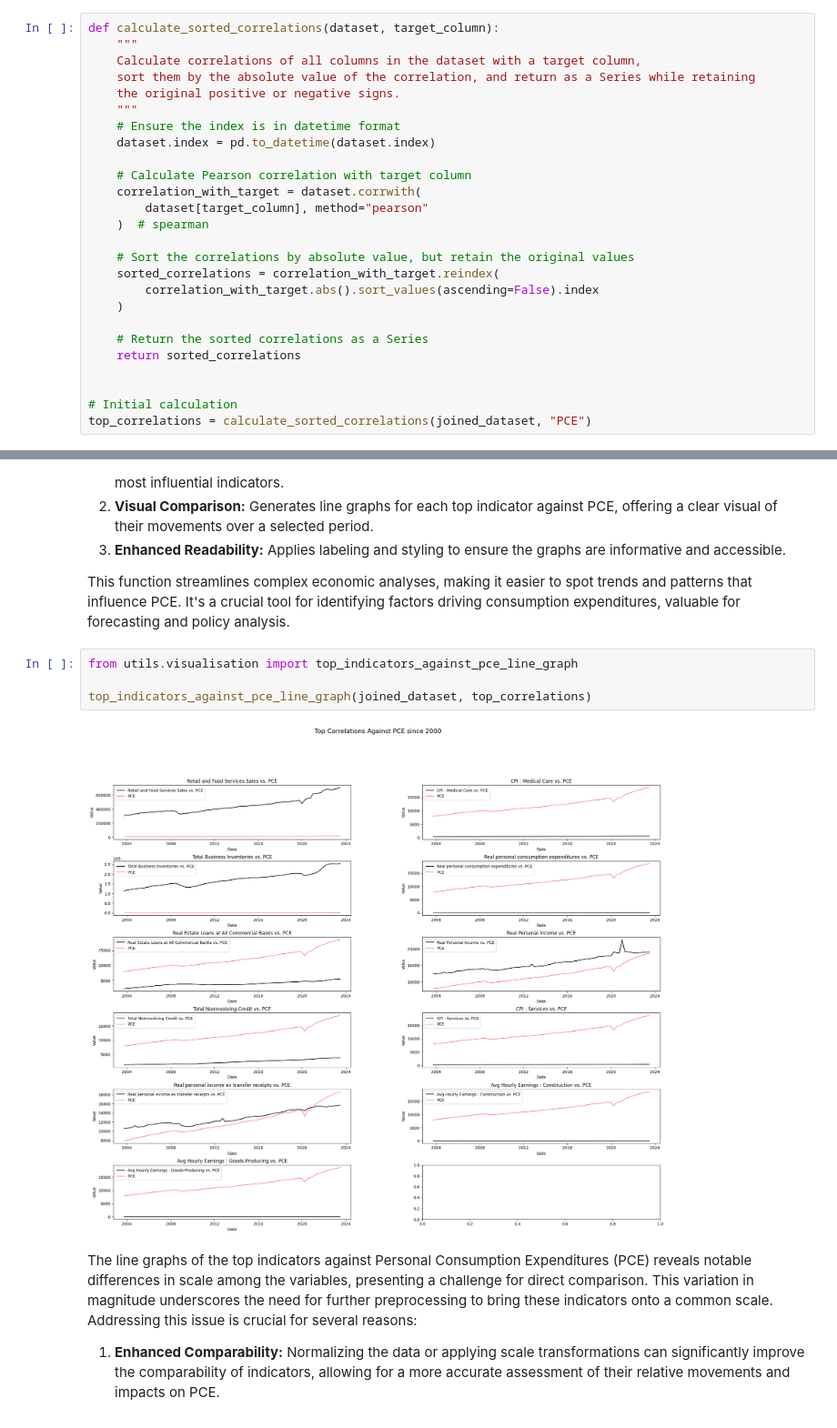
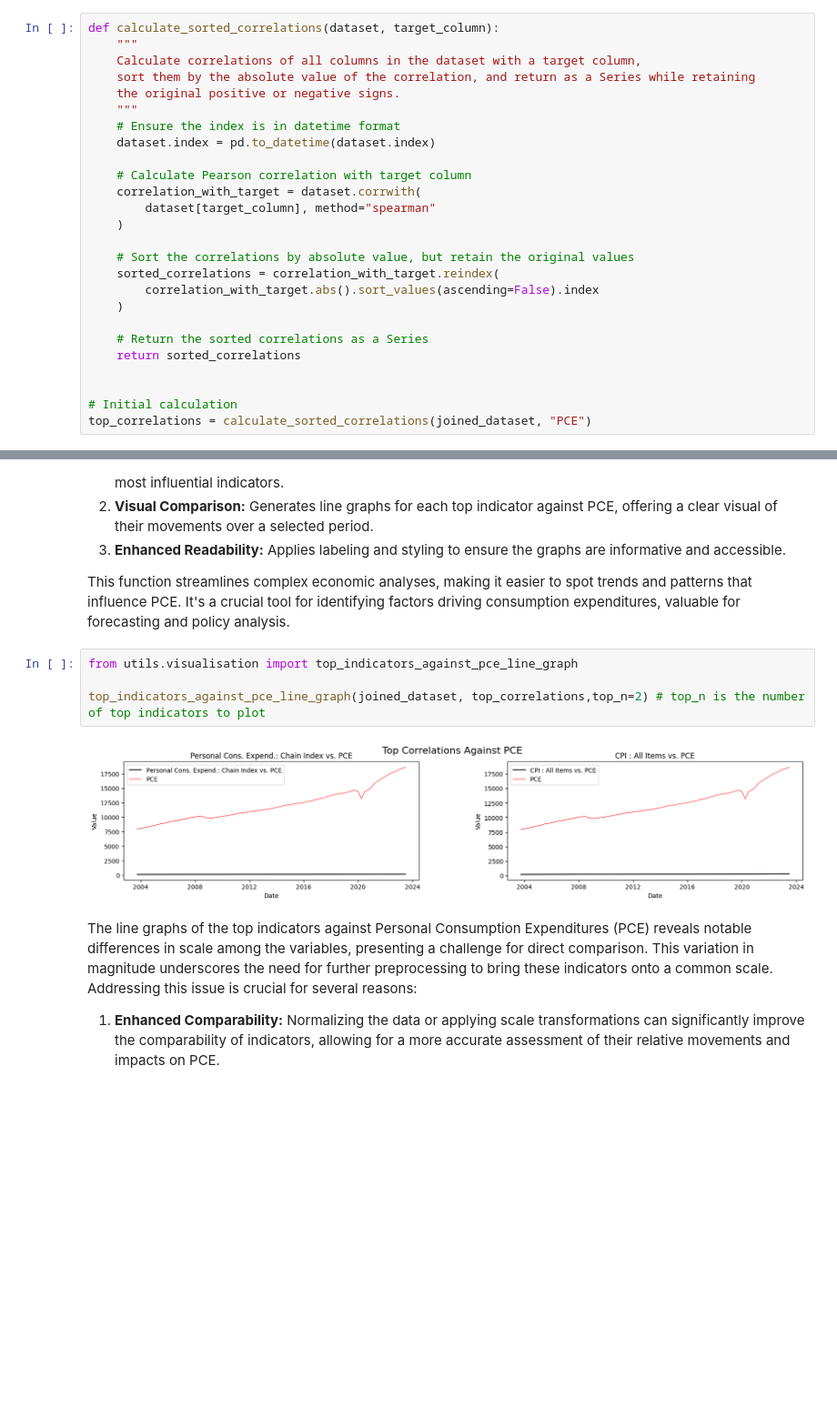
Before and after one commit to janjannagtegaal/NowCasting-M1, a Jupyter notebook: [2]M1_Exploratory_Data_Analysis.ipynb, the cells around one changed output, grey strips where cells are left out. Shown at 91% size. Cells and saved outputs as stored; diff of their text form; blank space fills up the shorter version.

```diff
--- a/[2]M1_Exploratory_Data_Analysis.ipynb
+++ b/[2]M1_Exploratory_Data_Analysis.ipynb
@@ -200,8 +223,8 @@ def calculate_sorted_correlations(dataset, target_column):
 
     # Calculate Pearson correlation with target column
     correlation_with_target = dataset.corrwith(
-        dataset[target_column], method="pearson"
-    )  # spearman
+        dataset[target_column], method="spearman"
+    )
 
     # Sort the correlations by absolute value, but retain the original values
     sorted_correlations = correlation_with_target.reindex(
@@ -260,9 +260,9 @@ This function streamlines complex economic analyses, making it easier to spot tr
 # %%
 from utils.visualisation import top_indicators_against_pce_line_graph
 
-top_indicators_against_pce_line_graph(joined_dataset, top_correlations)
+top_indicators_against_pce_line_graph(joined_dataset, top_correlations,top_n=2) # top_n is the number of top indicators to plot
 # %% [output]
-[figure, old version]
+[figure, new version]
 # %% [markdown]
 The line graphs of the top indicators against Personal Consumption Expenditures (PCE) reveals notable differences in scale among the variables, presenting a challenge for direct comparison. This variation in magnitude underscores the need for further preprocessing to bring these indicators onto a common scale. Addressing this issue is crucial for several reasons:
 
```
Also changed, not shown: parts of 53 cells of this notebook, 13 other files.
